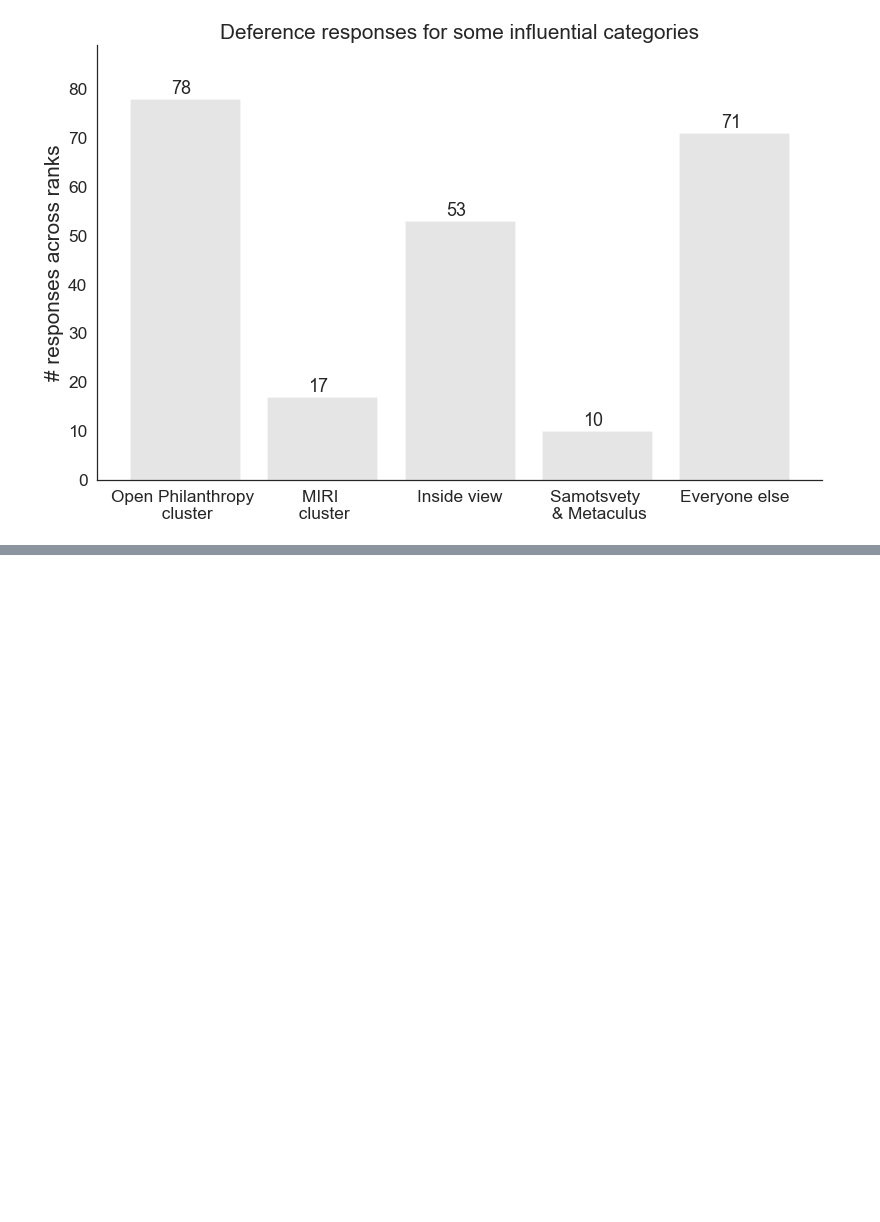
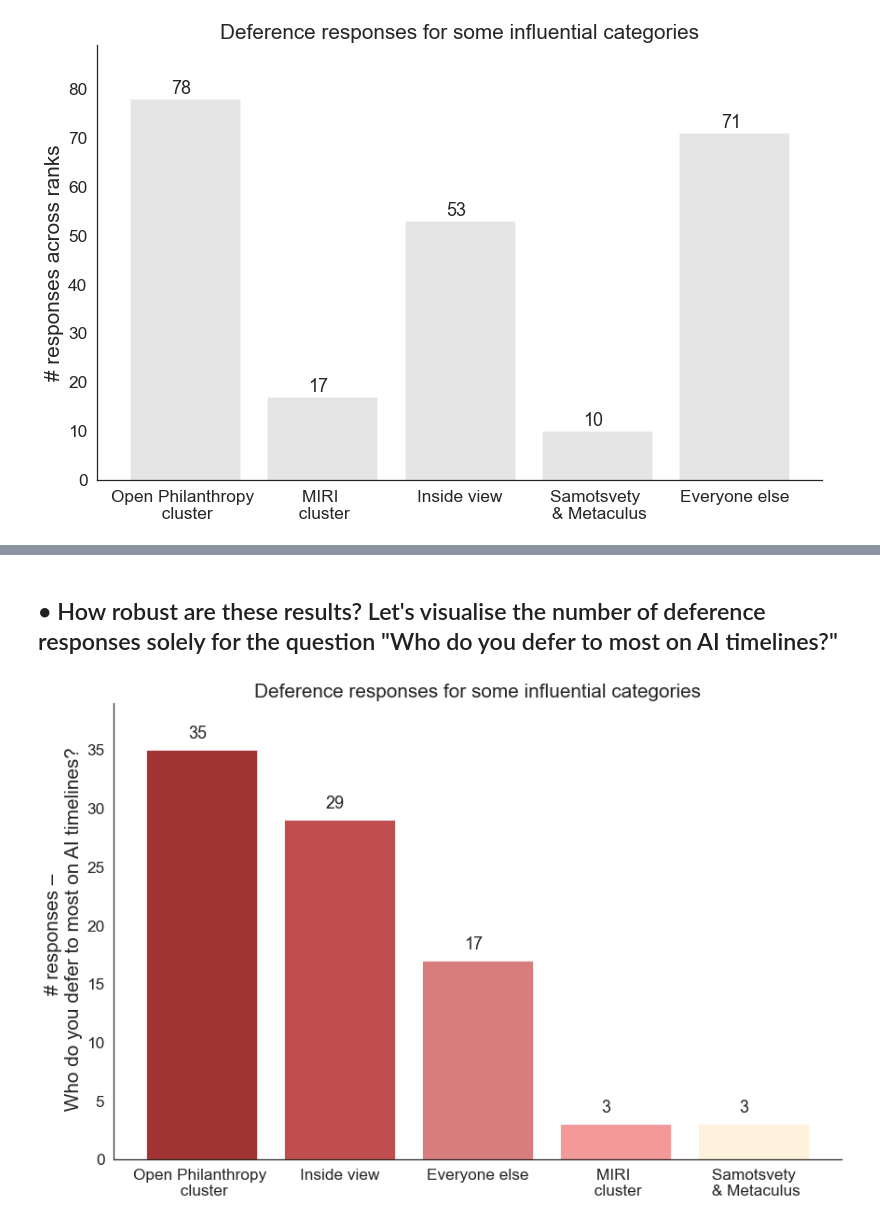
Before and after one commit to mccaffary/AI-timelines-deference, a Jupyter notebook: src/timeline_deference_survey_visualisation_updated_.ipynb, the cells around one changed output, grey strips where cells are left out. Saved outputs shown, nothing was run; the diff lists cells and outputs as text; code cells hidden in the pictures; blank space fills up the shorter version.

Commit message:
update final notebook figures

```diff
--- a/src/timeline_deference_survey_visualisation_updated_.ipynb
+++ b/src/timeline_deference_survey_visualisation_updated_.ipynb
@@ -115,0 +117,6 @@ plot_group_clusters(data=result_, sort=True)
+# %% [markdown]
+## • How robust are these results? Let's visualise the number of deference responses solely for the question "Who do you defer to most on AI timelines?"
+# %%
+plot_group_clusters_first_rank_deference(data=result_)
+# %% [output]
+[figure, added]
```
Also changed, not shown: parts of 8 cells of this notebook, 1 other file.
